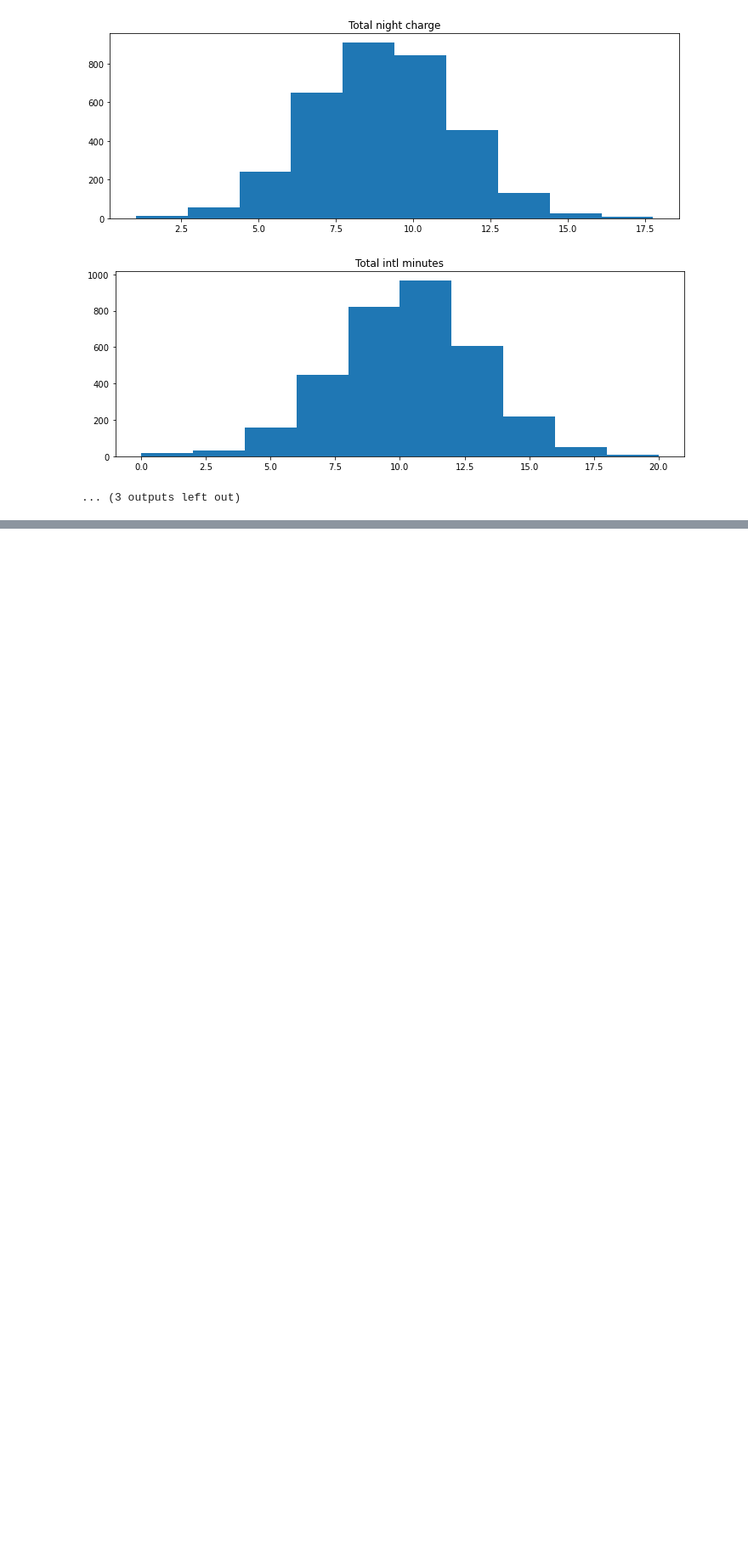
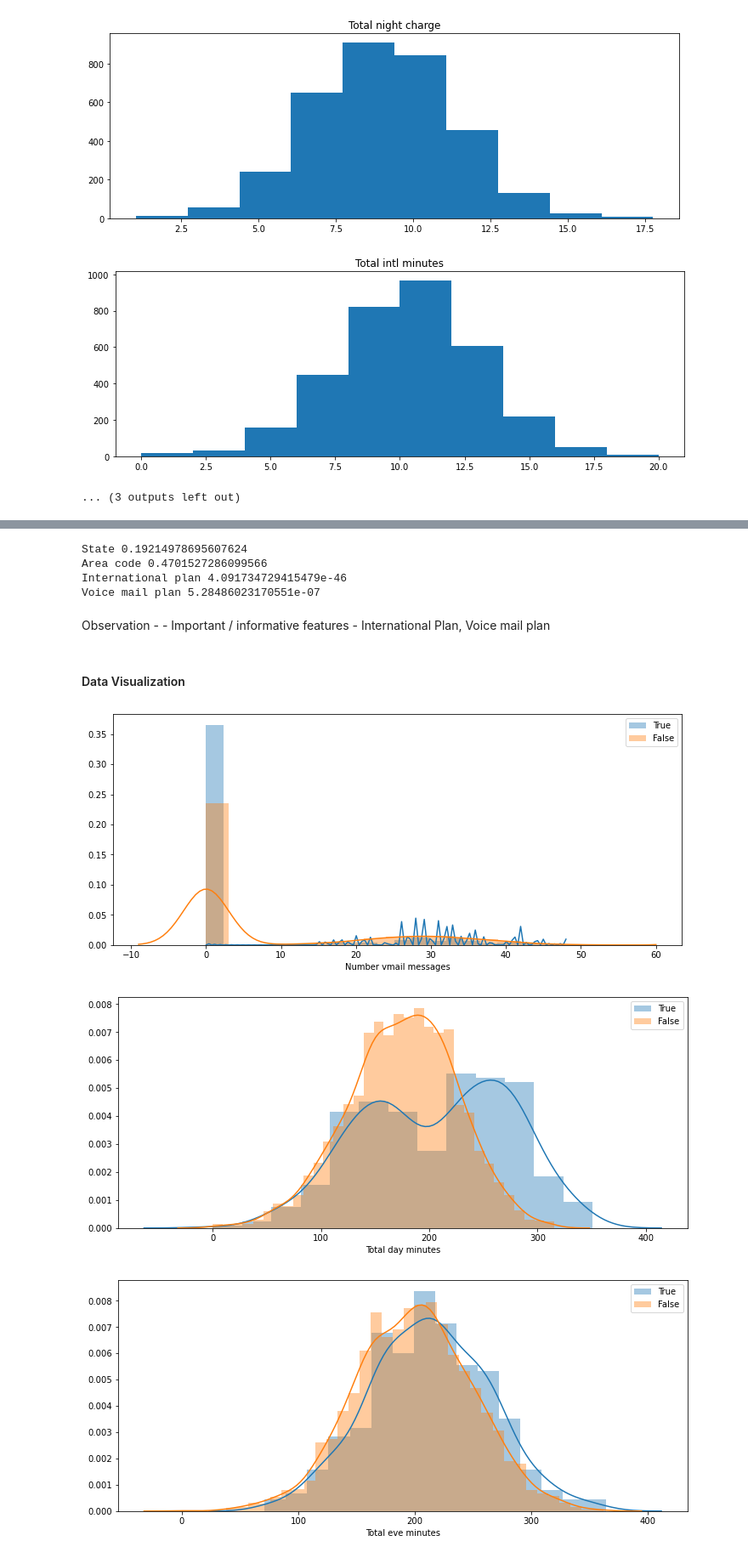
Before and after one commit to anshupandey/BootUP_maxis_data_science_level_2, a Jupyter notebook: Applied Statistics Day 4 - Case Study.ipynb, the cells around one changed output, grey strips where cells are left out. Shown: that part at 85% size. Saved outputs shown, nothing was run; the diff lists cells and outputs as text; code cells hidden in the pictures; blank space fills up the shorter version.

```diff
--- a/Applied Statistics Day 4 - Case Study.ipynb
+++ b/Applied Statistics Day 4 - Case Study.ipynb
@@ -285,0 +377,27 @@ for col in nums:
+# %%
+for i in range(len(cats)):
+    print(cats[i],pvalue[i])
+# %% [output]
+State 0.19214978695607624
+Area code 0.4701527286099566
+International plan 4.091734729415479e-46
+Voice mail plan 5.28486023170551e-07
+# %% [markdown]
+Observation -
+    - Important / informative features - International Plan, Voice mail plan
+# %% [markdown]
+#### Data Visualization
+# %%
+nums = ['Number vmail messages','Total day minutes', 'Total eve minutes','Total night minutes',
+ 'Total intl minutes', 'Total intl calls','Customer service calls']
+# %%
+for col in nums:
+    plt.figure(figsize=(12,5))
+    sns.distplot(df[col][df.Churn==True])
+    sns.distplot(df[col][df.Churn==False])
+    plt.legend([True,False])
+    plt.show()
+# %% [output]
+[figure, added]
+[figure, added]
+[figure, added]
```
Also changed, not shown: parts of 19 cells of this notebook.
